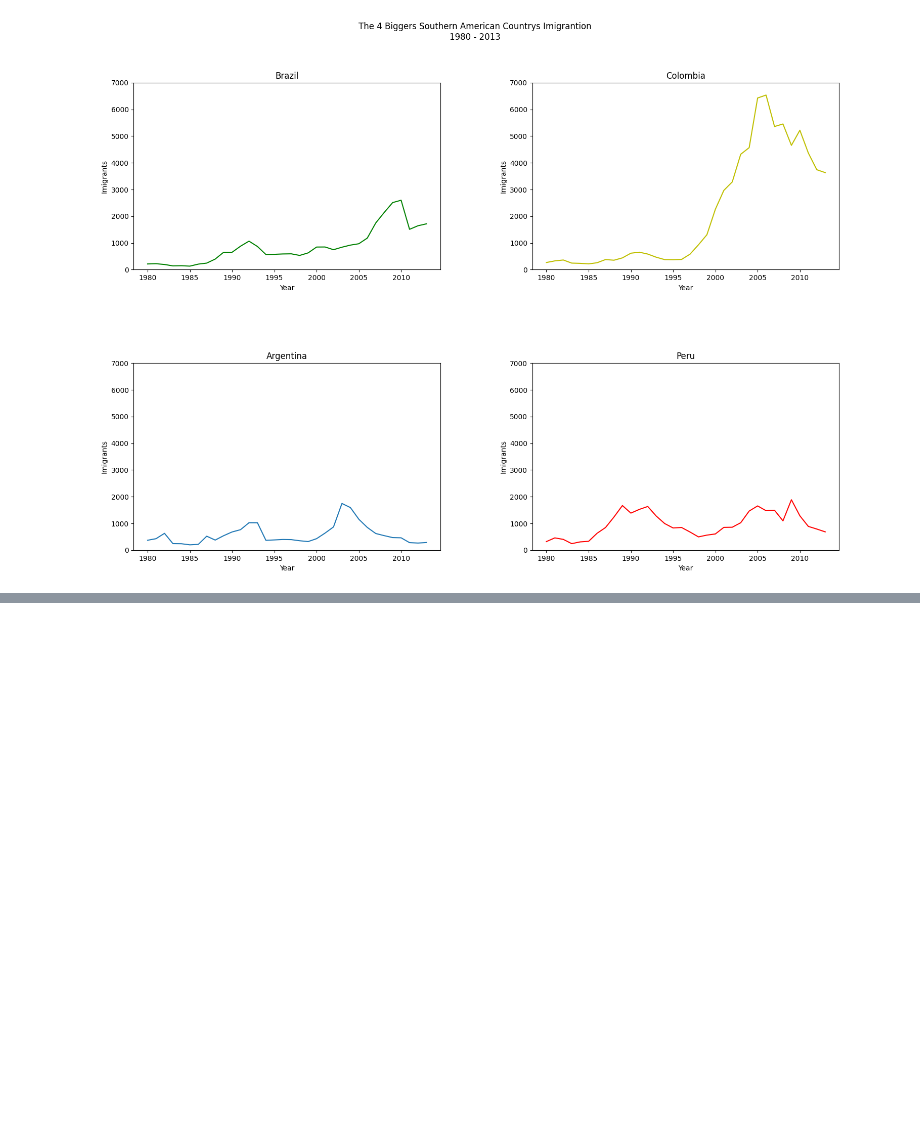
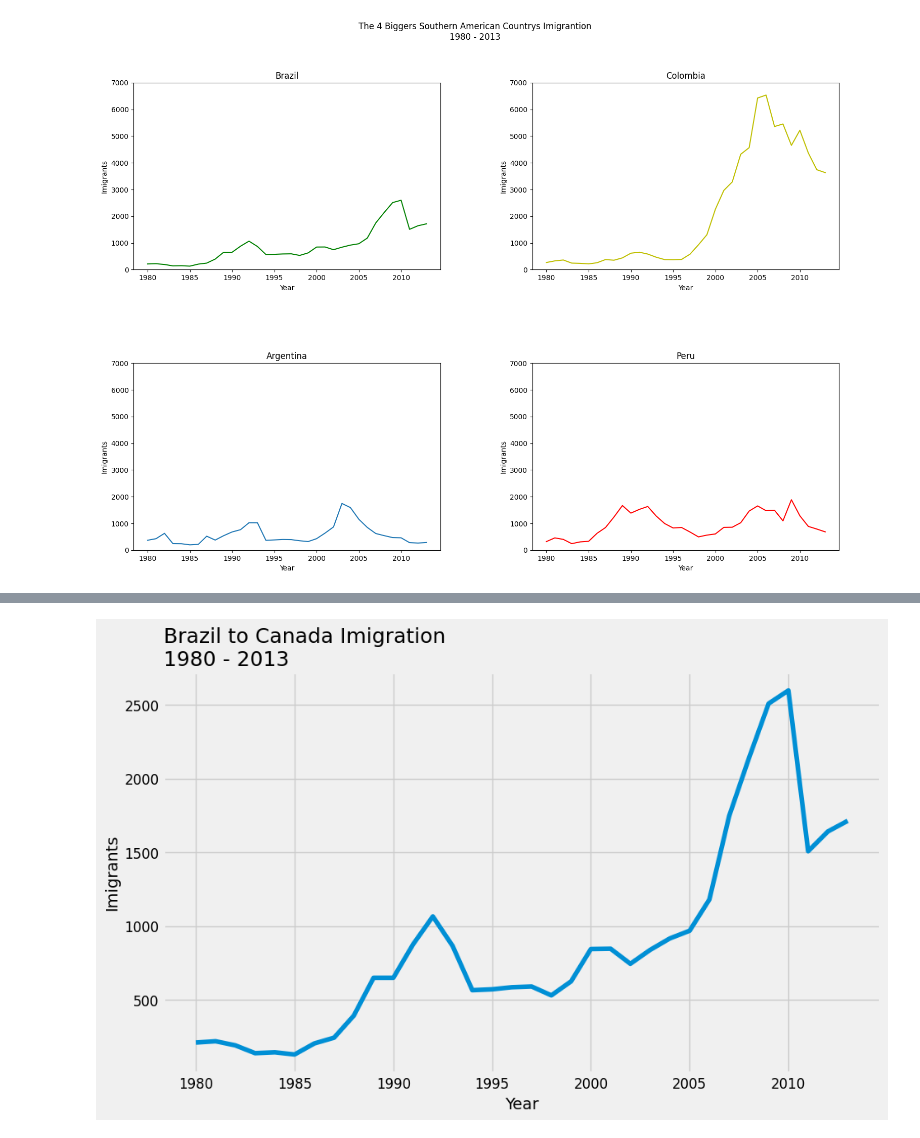
Before and after one commit to feliperrgama/brazil_to_canada_imigration_analisys, a Jupyter notebook: notebook/01_main_notebook.ipynb, the cells around one changed output, grey strips where cells are left out. Cells and saved outputs as stored; diff of their text form; code cells hidden in the pictures; blank space fills up the shorter version.

```diff
--- a/notebook/01_main_notebook.ipynb
+++ b/notebook/01_main_notebook.ipynb
@@ -310,0 +329,18 @@ plt.show()
+# %%
+with plt.style.context('fivethirtyeight'):
+    fig, ax = plt.subplots(figsize=(10, 6))
+
+    ax.plot(brazil_data_dataframe['ano'], brazil_data_dataframe['amount_of_imigrates'])
+
+    ax.set_title('Brazil to Canada Imigration\n1980 - 2013', fontsize=18, loc='left')
+
+    ax.set_xlabel('Year', fontsize=14)
+    ax.set_ylabel('Imigrants', fontsize=14)
+
+    ax.yaxis.set_tick_params(labelsize=12)
+    ax.xaxis.set_tick_params(labelsize=12)
+    ax.xaxis.set_major_locator(plt.MultipleLocator(5))
+
+    plt.show()
+# %% [output]
+[figure, added]
```
Also changed, not shown: parts of 15 cells of this notebook, 1 other file.
